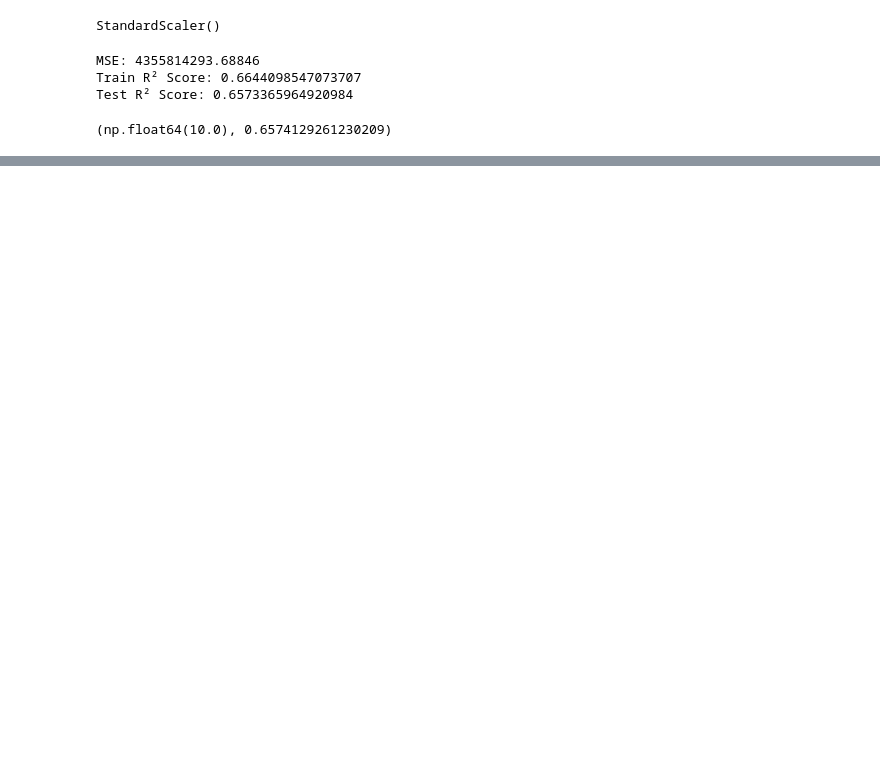
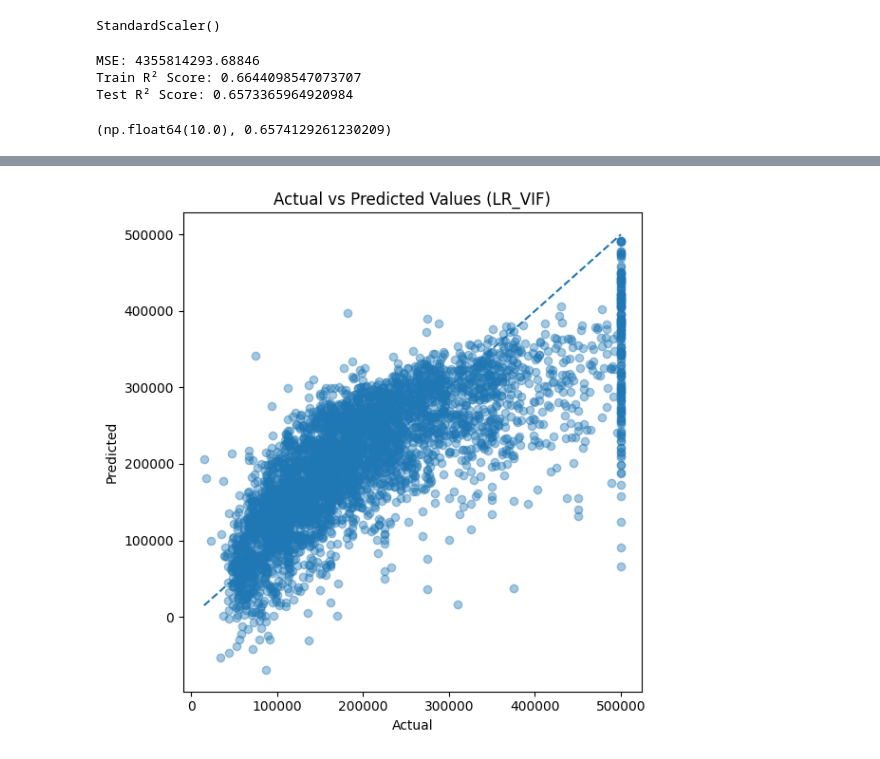
Before and after one commit to OMCHOKSI108/machine-learning-playground, a Jupyter notebook: REGRESSION_MODELS_CODE/Linear_regression.ipynb, the cells around one changed output, grey strips where cells are left out. Drawn from its saved outputs; the diff is of its cells as text; code cells hidden in the pictures; blank space fills up the shorter version.

```diff
--- a/REGRESSION_MODELS_CODE/Linear_regression.ipynb
+++ b/REGRESSION_MODELS_CODE/Linear_regression.ipynb
@@ -731,0 +767,17 @@ plt.show()
+# %%
+plt.figure(figsize=(6, 6))
+
+plt.scatter(y_test_vif, y_pred_test_vif, alpha=0.4)
+plt.plot(
+    [y_test_vif.min(), y_test_vif.max()],
+    [y_test_vif.min(), y_test_vif.max()],
+    linestyle='--'
+)
+
+plt.xlabel('Actual')
+plt.ylabel('Predicted')
+plt.title('Actual vs Predicted Values (LR_VIF)')
+plt.tight_layout()
+plt.show()
+# %% [output]
+[figure, added]
```
Also changed, not shown: parts of 15 cells of this notebook.
